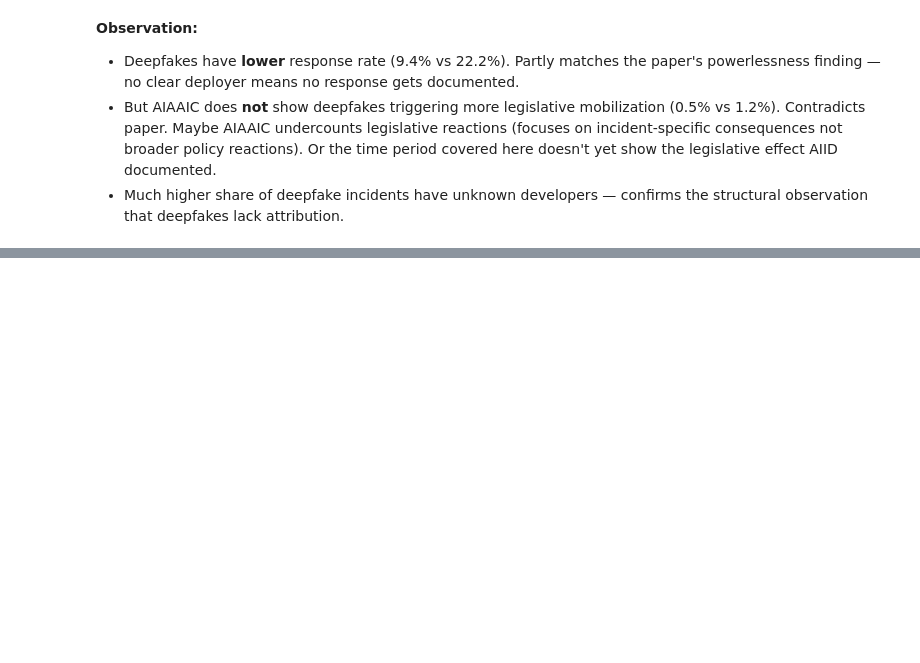
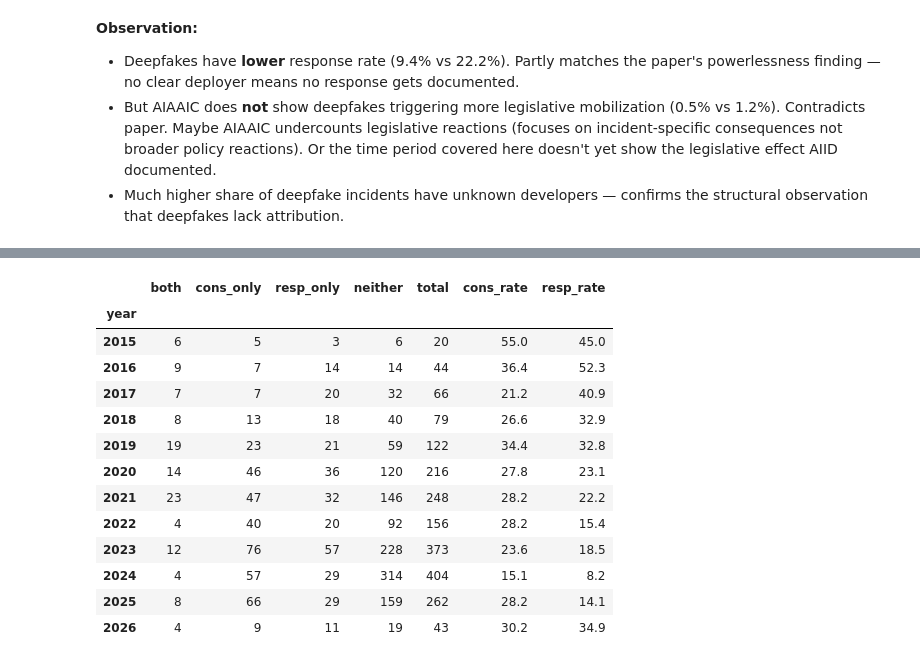
Before and after one commit to marilynn-mm/ai-incident-visualisation, a Jupyter notebook: analysis/AIAAIC/accountability_patterns.ipynb, the cells around one changed output, grey strips where cells are left out. Cells and saved outputs as stored; diff of their text form; code cells hidden in the pictures; blank space fills up the shorter version.

```diff
--- a/analysis/AIAAIC/accountability_patterns.ipynb
+++ b/analysis/AIAAIC/accountability_patterns.ipynb
@@ -380,0 +571,31 @@ For the visualization: don't import the paper's findings wholesale. Anchor on wh
+# %%
+# Year × quadrant breakdown. Drop undated rows here (the rate-only earlier
+# analyses could keep them, but a timeline can't place them).
+dated = df.dropna(subset=['year']).copy()
+dated['year'] = dated['year'].astype(int)
+
+yearly = pd.DataFrame({
+    'both':      ( dated['has_c'] &  dated['has_r']).groupby(dated['year']).sum(),
+    'cons_only': ( dated['has_c'] & ~dated['has_r']).groupby(dated['year']).sum(),
+    'resp_only': (~dated['has_c'] &  dated['has_r']).groupby(dated['year']).sum(),
+    'neither':   (~dated['has_c'] & ~dated['has_r']).groupby(dated['year']).sum(),
+}).fillna(0).astype(int)
+yearly['total']     = yearly[['both','cons_only','resp_only','neither']].sum(axis=1)
+yearly['cons_rate'] = (yearly['both'] + yearly['cons_only']) / yearly['total'] * 100
+yearly['resp_rate'] = (yearly['both'] + yearly['resp_only']) / yearly['total'] * 100
+yearly.round(1)
+# %% [output]
+|  | both | cons_only | resp_only | neither | total | cons_rate | resp_rate |
+| year |  |  |  |  |  |  |  |
+| 2015 | 6 | 5 | 3 | 6 | 20 | 55.0 | 45.0 |
+| 2016 | 9 | 7 | 14 | 14 | 44 | 36.4 | 52.3 |
+| 2017 | 7 | 7 | 20 | 32 | 66 | 21.2 | 40.9 |
+| 2018 | 8 | 13 | 18 | 40 | 79 | 26.6 | 32.9 |
+| 2019 | 19 | 23 | 21 | 59 | 122 | 34.4 | 32.8 |
+| 2020 | 14 | 46 | 36 | 120 | 216 | 27.8 | 23.1 |
+| 2021 | 23 | 47 | 32 | 146 | 248 | 28.2 | 22.2 |
+| 2022 | 4 | 40 | 20 | 92 | 156 | 28.2 | 15.4 |
+| 2023 | 12 | 76 | 57 | 228 | 373 | 23.6 | 18.5 |
+| 2024 | 4 | 57 | 29 | 314 | 404 | 15.1 | 8.2 |
+| 2025 | 8 | 66 | 29 | 159 | 262 | 28.2 | 14.1 |
+| 2026 | 4 | 9 | 11 | 19 | 43 | 30.2 | 34.9 |
```
Also changed, not shown: parts of 13 cells of this notebook, 7 other files.
